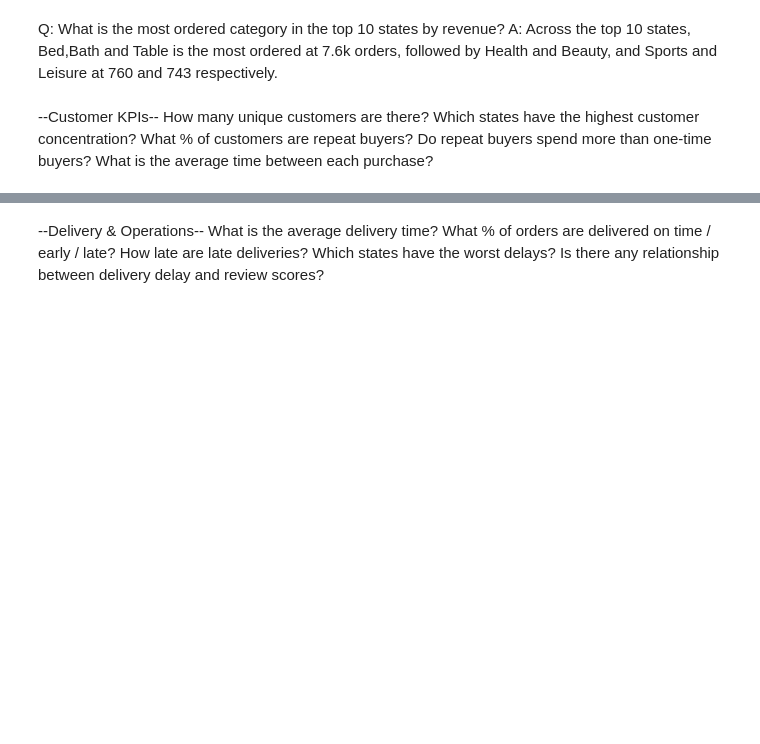
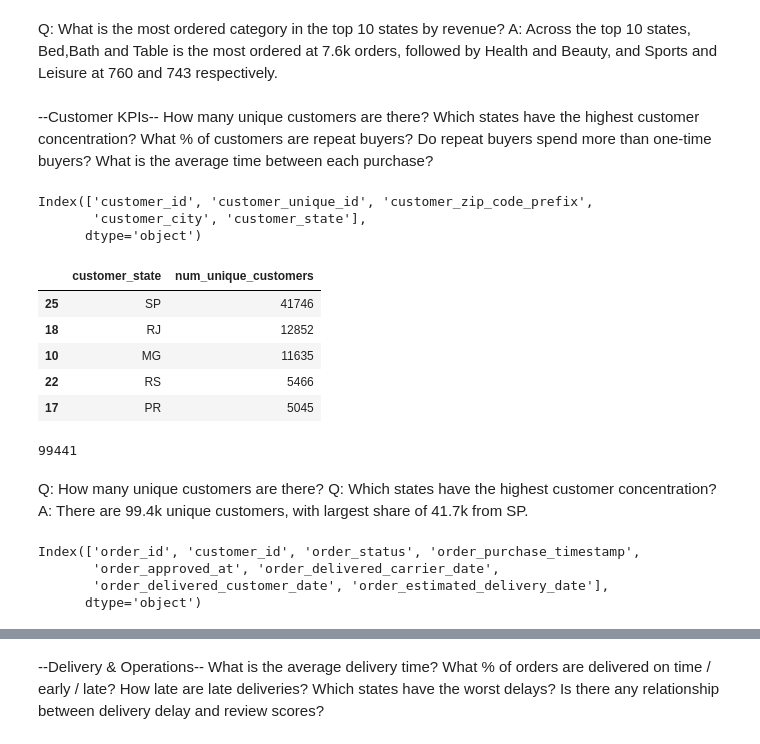
Before and after one commit to Scarl3tx/Ecommerce_Analysis, a Jupyter notebook: notebooks/analysis.ipynb, the cells around one changed output, grey strips where cells are left out. Saved outputs shown, nothing was run; the diff lists cells and outputs as text; code cells hidden in the pictures; blank space fills up the shorter version.

```diff
--- a/notebooks/analysis.ipynb
+++ b/notebooks/analysis.ipynb
@@ -418,3 +418,40 @@ Which states have the highest customer concentration?
 What % of customers are repeat buyers?
 Do repeat buyers spend more than one-time buyers?
 What is the average time between each purchase?
+# %%
+customers.columns
+# %% [output]
+Index(['customer_id', 'customer_unique_id', 'customer_zip_code_prefix',
+       'customer_city', 'customer_state'],
+      dtype='object')
+# %%
+customers_by_state = (
+    customers
+    .groupby('customer_state')['customer_id']
+    .nunique()
+    .reset_index(name='num_unique_customers')
+)
+customers_by_state.sort_values('num_unique_customers', ascending=False).head()
+# %% [output]
+|  | customer_state | num_unique_customers |
+| 25 | SP | 41746 |
+| 18 | RJ | 12852 |
+| 10 | MG | 11635 |
+| 22 | RS | 5466 |
+| 17 | PR | 5045 |
+# %%
+total_customers = customers['customer_id'].nunique()
+total_customers
+# %% [output]
+99441
+# %% [markdown]
+Q: How many unique customers are there?
+Q: Which states have the highest customer concentration?
+A: There are 99.4k unique customers, with largest share of 41.7k from SP.
+# %%
+orders.columns
+# %% [output]
+Index(['order_id', 'customer_id', 'order_status', 'order_purchase_timestamp',
+       'order_approved_at', 'order_delivered_carrier_date',
+       'order_delivered_customer_date', 'order_estimated_delivery_date'],
+      dtype='object')
```
Also changed, not shown: parts of 11 cells of this notebook.
